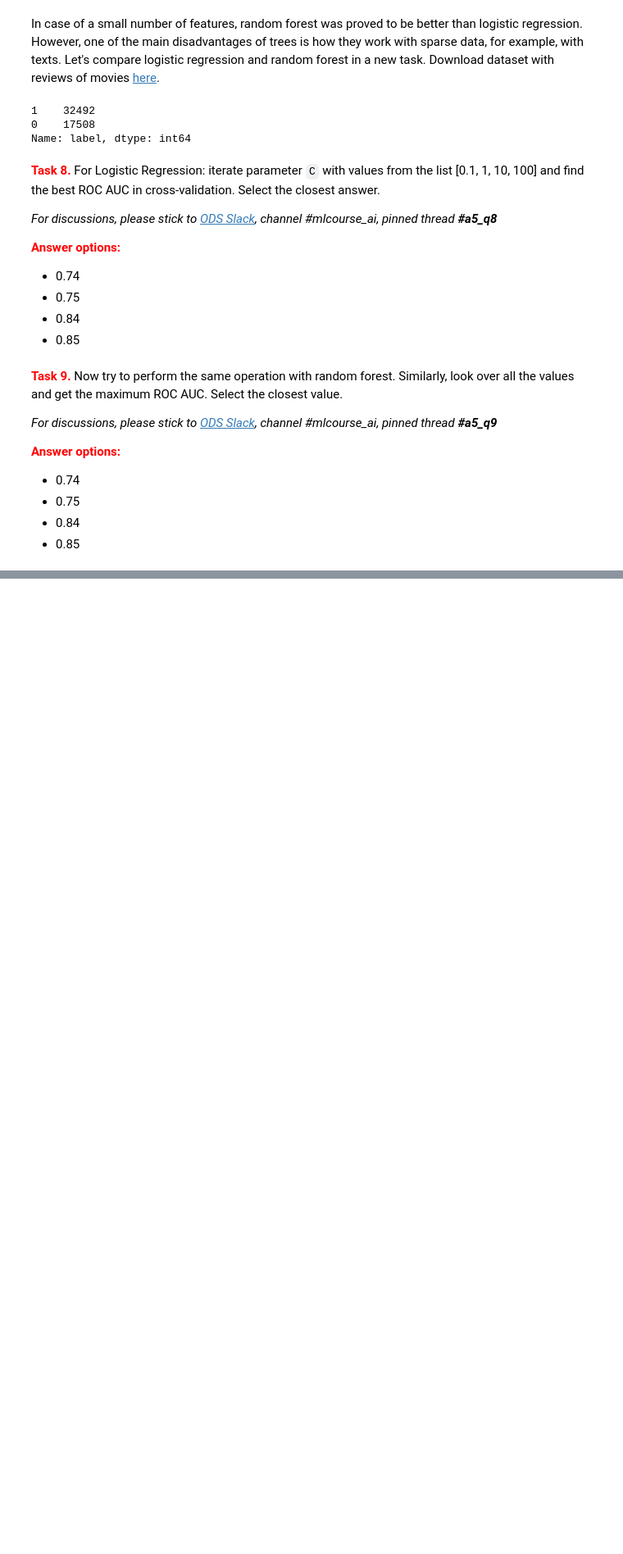
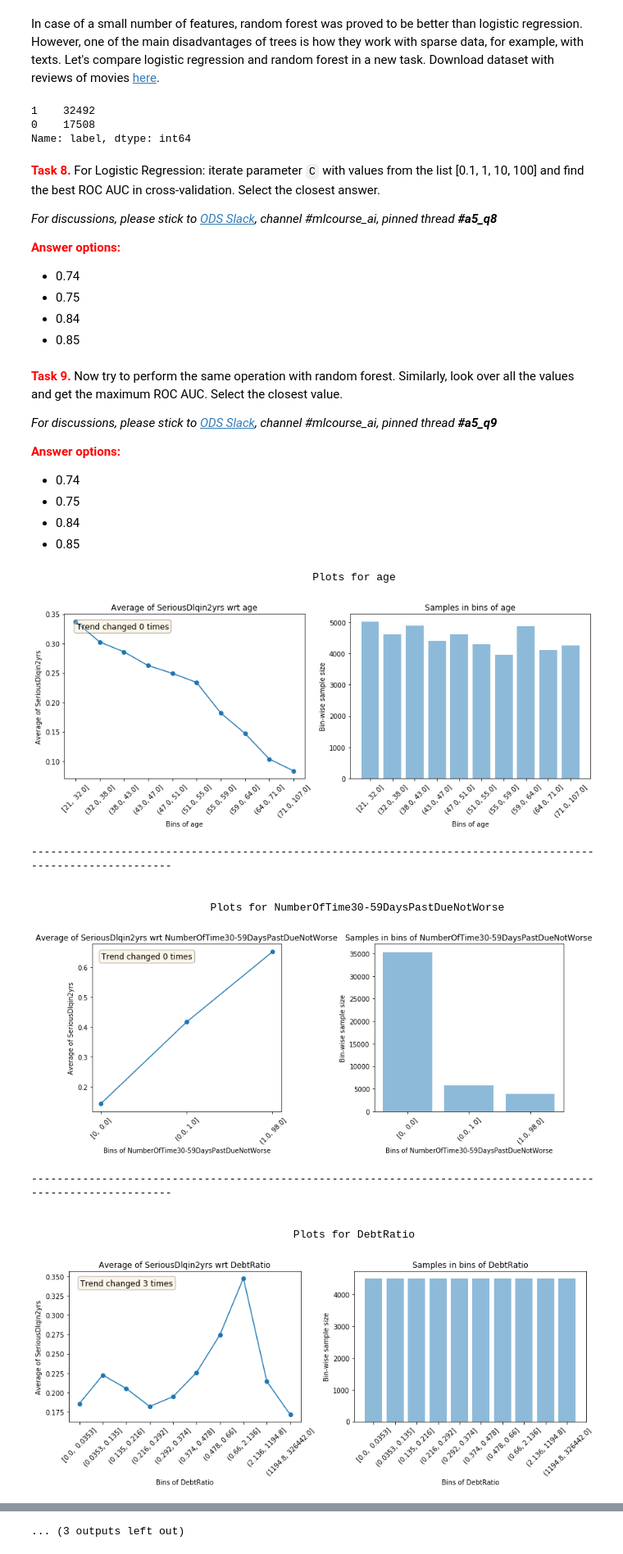
Before and after one commit to olgazju/mlcourse.ai, a Jupyter notebook: course/homework/assignment5_rf_logit_scoring_texts.ipynb, the cells around one changed output, grey strips where cells are left out. Shown: that part at 82% size. Saved outputs shown, nothing was run; the diff lists cells and outputs as text; code cells hidden in the pictures; blank space fills up the shorter version.

```diff
--- a/course/homework/assignment5_rf_logit_scoring_texts.ipynb
+++ b/course/homework/assignment5_rf_logit_scoring_texts.ipynb
@@ -364,3 +417,28 @@ max_features = [0.3, 0.5, 0.7]
 max_depth = [None]
 # %%
 # Your code is here
+# %%
+from featexp import get_univariate_plots
+#get_univariate_plots(data=table, target_col='SeriousDlqin2yrs', features_list=['age'])
+get_univariate_plots(data=table, target_col='SeriousDlqin2yrs' )
+
+#'age',
+# 'NumberOfTime30-59DaysPastDueNotWorse',
+# 'DebtRatio',
+# 'NumberOfTimes90DaysLate',
+# 'NumberOfTime60-89DaysPastDueNotWorse',
+# 'MonthlyIncome',
+# 'NumberOfDependents'
+# %% [output]
+                                            Plots for age
+[figure, added]
+--------------------------------------------------------------------------------------------------------------
+
+
+                            Plots for NumberOfTime30-59DaysPastDueNotWorse
+[figure, added]
+--------------------------------------------------------------------------------------------------------------
+
+
+                                         Plots for DebtRatio
+[figure, added]
@@ -366,0 +460 @@ max_depth = [None]
+... (3 outputs left out)
```
Also changed, not shown: parts of 13 cells of this notebook.
